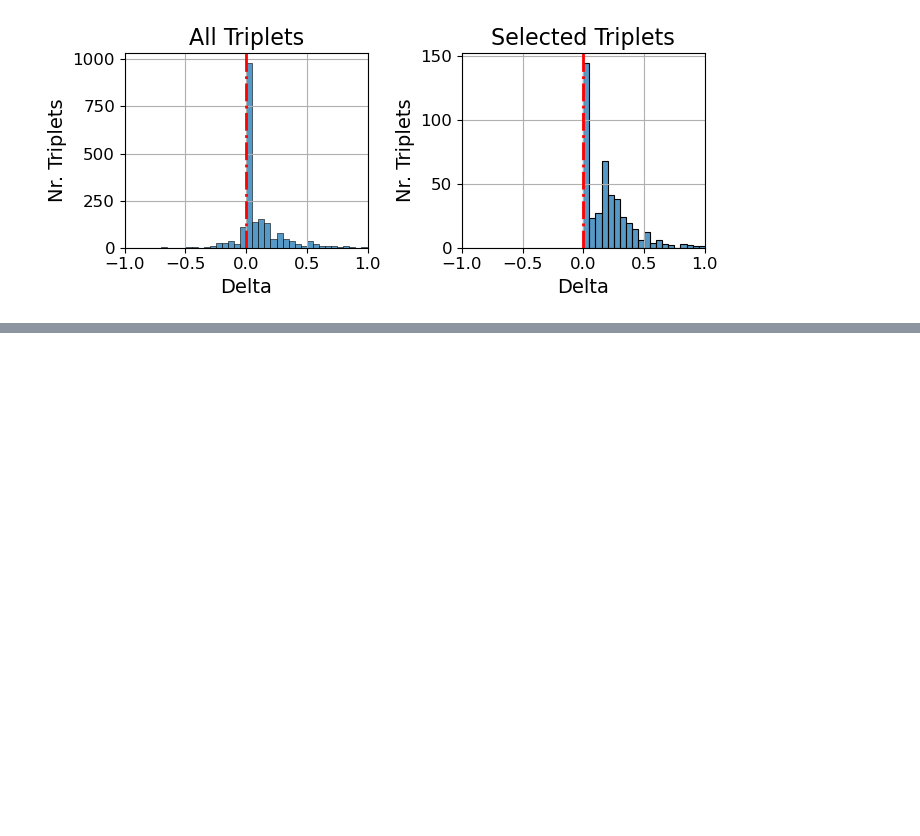
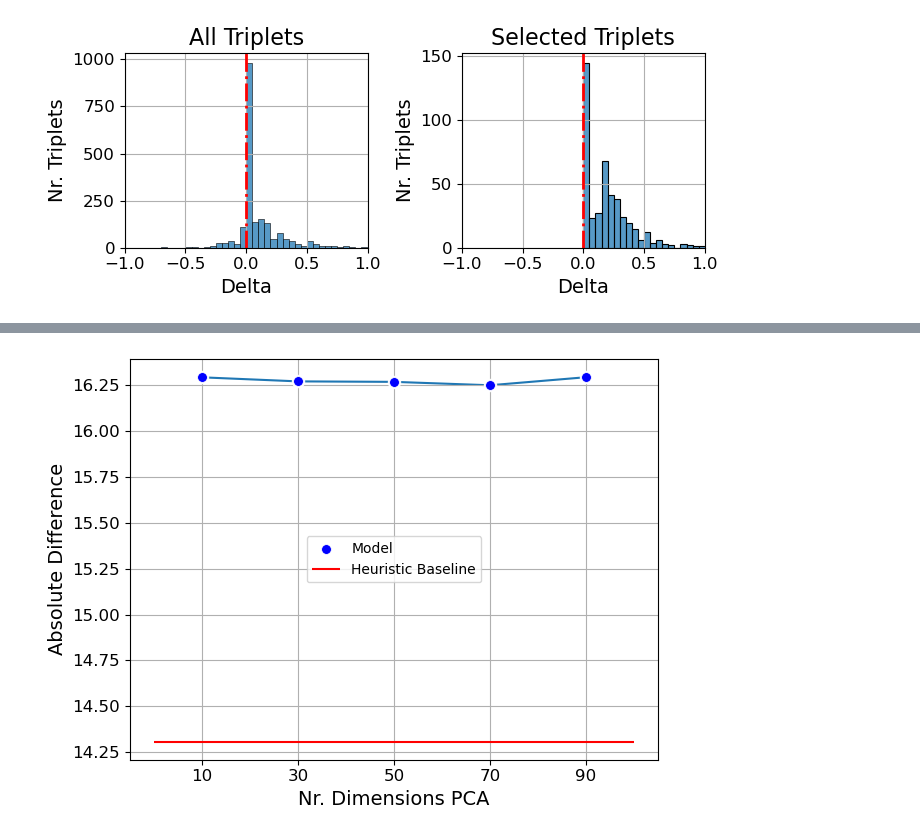
Before and after one commit to MirkoTh/semantic-representations-ID, a Jupyter notebook: plot-figures-ms.ipynb, the cells around one changed output, grey strips where cells are left out. Saved outputs shown, nothing was run; the diff lists cells and outputs as text; code cells hidden in the pictures; blank space fills up the shorter version.

```diff
--- a/plot-figures-ms.ipynb
+++ b/plot-figures-ms.ipynb
@@ -152,0 +156,2 @@ f.savefig("documents/writeup/figures-plotting/model-delta-histograms.pdf")
+# %%
+df_compare = pd.read_pickle("data/dataframes-plotting-ms/text-weights-mapping.pkl")
@@ -152,0 +168,30 @@ f.savefig("documents/writeup/figures-plotting/model-delta-histograms.pdf")
+# %%
+fig, ax = plt.subplots(1)
+
+sns.lineplot(data=df_compare, x="ndim_pca", y="diff", ax=ax, zorder=1)
+sns.scatterplot(data=df_compare, x="ndim_pca", y="diff", ax=ax, color='white', s=80, zorder=2)
+sns.scatterplot(
+    data=df_compare,
+    x="ndim_pca",
+    y="diff",
+    ax=ax,
+    color='blue',
+    s=50,
+    zorder=3,
+    label="Model"
+)
+ax.set_xlabel("Nr. Dimensions PCA", fontsize=14)
+ax.set_ylabel("Absolute Difference", fontsize=14)
+ax.set_xticks(ticks=[10, 30, 50, 70, 90])
+
+ax.set_title(ax.get_title(), fontsize=16)
+ax.tick_params(axis='both', labelsize=12)
+ax.grid(True)
+ax.hlines(y=df_compare.iloc[0, 1], xmin=0, xmax=100, color="red", label="Heuristic Baseline")
+
+_ = ax.legend(loc="center")
+
+plt.tight_layout()
+fig.savefig("documents/writeup/figures-plotting/diffs-predict-model-weights-from-interests.pdf")
+# %% [output]
+[figure, added]
```
Also changed, not shown: parts of 4 cells of this notebook.
